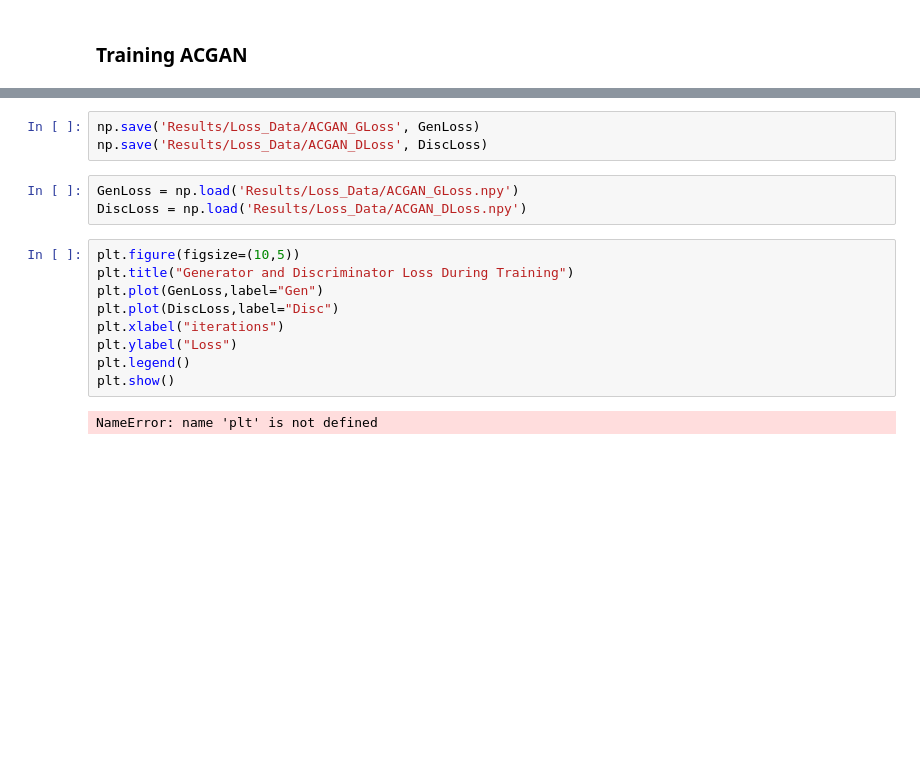
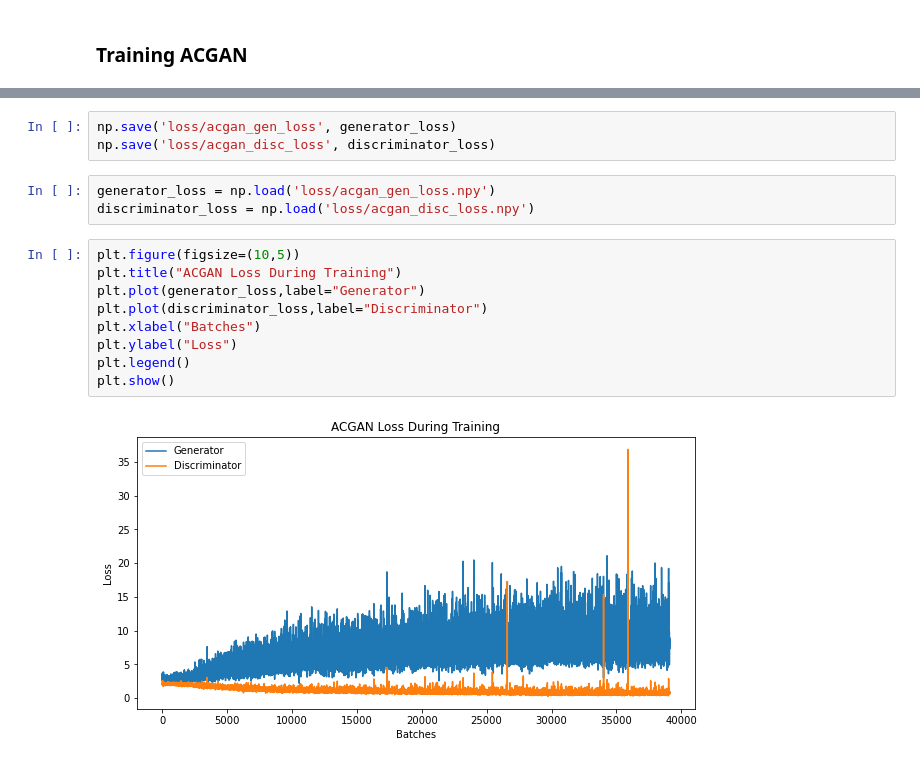
Before and after one commit to pranavsilimkhan/cpsc-8430-deep-learning, a Jupyter notebook: hw4/acgan/acgan.ipynb, the cells around one changed output, grey strips where cells are left out. Cells and saved outputs as stored; diff of their text form; blank space fills up the shorter version.

```diff
--- a/hw4/acgan/acgan.ipynb
+++ b/hw4/acgan/acgan.ipynb
@@ -515,20 +509,20 @@ Epoch [50/50] Batch 781/782                   Loss Discriminator: 0.451, loss Ge
-# %%
-np.save('Results/Loss_Data/ACGAN_GLoss', GenLoss)
-np.save('Results/Loss_Data/ACGAN_DLoss', DiscLoss)
+# %%
+np.save('loss/acgan_gen_loss', generator_loss)
+np.save('loss/acgan_disc_loss', discriminator_loss)
 # %%
-GenLoss = np.load('Results/Loss_Data/ACGAN_GLoss.npy')
-DiscLoss = np.load('Results/Loss_Data/ACGAN_DLoss.npy')
+generator_loss = np.load('loss/acgan_gen_loss.npy')
+discriminator_loss = np.load('loss/acgan_disc_loss.npy')
 # %%
 plt.figure(figsize=(10,5))
-plt.title("Generator and Discriminator Loss During Training")
-plt.plot(GenLoss,label="Gen")
-plt.plot(DiscLoss,label="Disc")
-plt.xlabel("iterations")
+plt.title("ACGAN Loss During Training")
+plt.plot(generator_loss,label="Generator")
+plt.plot(discriminator_loss,label="Discriminator")
+plt.xlabel("Batches")
 plt.ylabel("Loss")
 plt.legend()
 plt.show()
 # %% [output]
-NameError: name 'plt' is not defined
+[figure, added]
 # %%
 # Grab a batch of real images from the dataloader
 real_batch = next(iter(dataloader))
```
Also changed, not shown: parts of 12 cells of this notebook, 4 other files.
